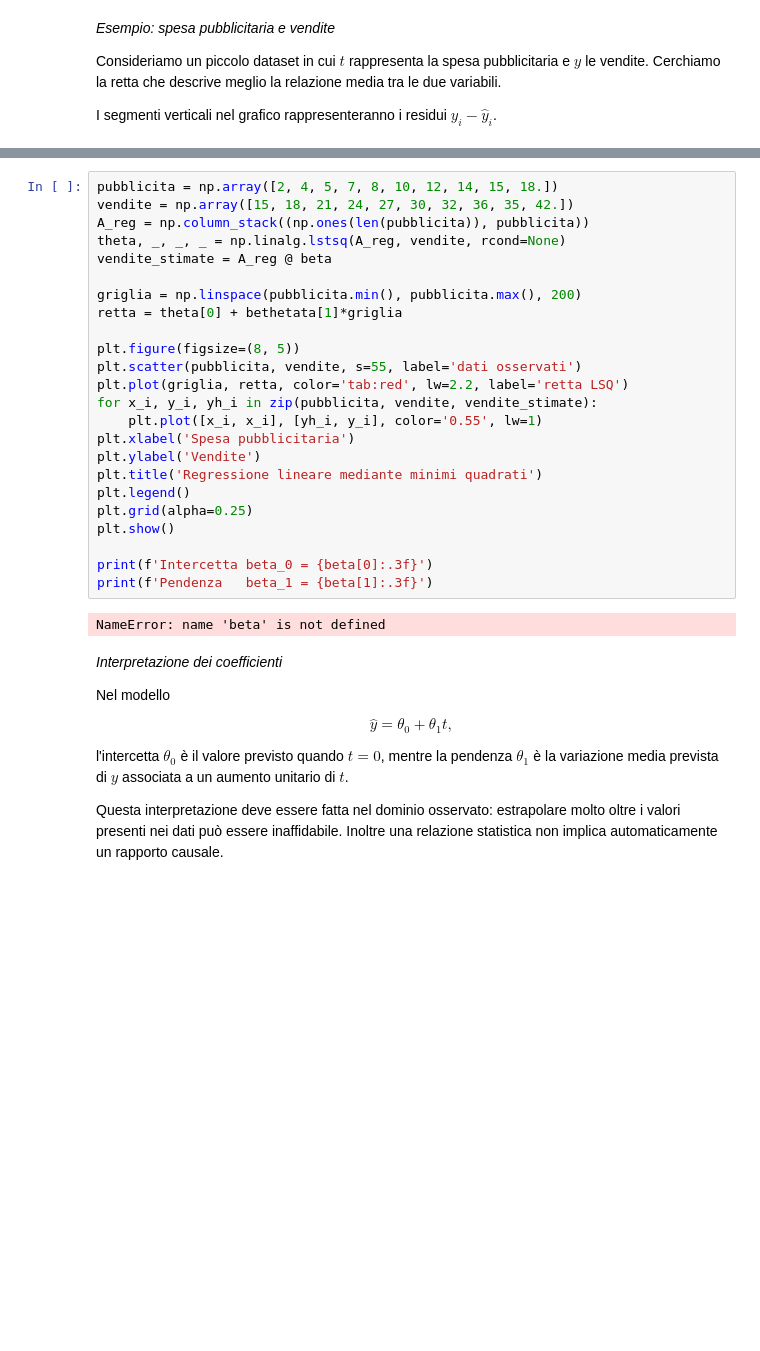
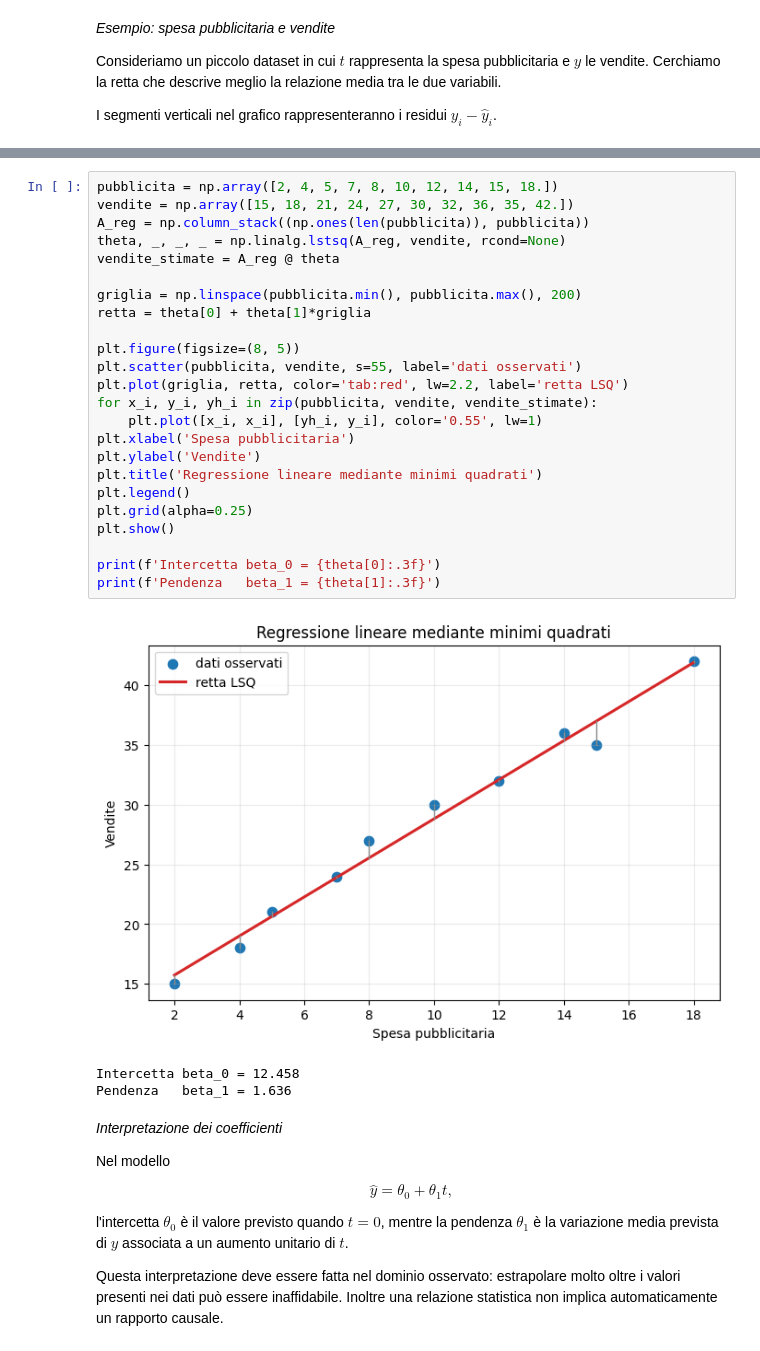
Before and after one commit to elenaloli/metodi-numerici-per-il-calcolo-2026-27, a Jupyter notebook: _sources/book/minimi_quadrati.ipynb, the cells around one changed output, grey strips where cells are left out. Cells and saved outputs as stored; diff of their text form; blank space fills up the shorter version.

```diff
--- a/_sources/book/minimi_quadrati.ipynb
+++ b/_sources/book/minimi_quadrati.ipynb
@@ -519,29 +534,31 @@ align: center
 # %%
 pubblicita = np.array([2, 4, 5, 7, 8, 10, 12, 14, 15, 18.])
 vendite = np.array([15, 18, 21, 24, 27, 30, 32, 36, 35, 42.])
 A_reg = np.column_stack((np.ones(len(pubblicita)), pubblicita))
 theta, _, _, _ = np.linalg.lstsq(A_reg, vendite, rcond=None)
-vendite_stimate = A_reg @ beta
+vendite_stimate = A_reg @ theta
 
 griglia = np.linspace(pubblicita.min(), pubblicita.max(), 200)
-retta = theta[0] + bethetata[1]*griglia
+retta = theta[0] + theta[1]*griglia
 
 plt.figure(figsize=(8, 5))
 plt.scatter(pubblicita, vendite, s=55, label='dati osservati')
 plt.plot(griglia, retta, color='tab:red', lw=2.2, label='retta LSQ')
 for x_i, y_i, yh_i in zip(pubblicita, vendite, vendite_stimate):
     plt.plot([x_i, x_i], [yh_i, y_i], color='0.55', lw=1)
 plt.xlabel('Spesa pubblicitaria')
 plt.ylabel('Vendite')
 plt.title('Regressione lineare mediante minimi quadrati')
 plt.legend()
 plt.grid(alpha=0.25)
 plt.show()
 
-print(f'Intercetta beta_0 = {beta[0]:.3f}')
-print(f'Pendenza   beta_1 = {beta[1]:.3f}')
+print(f'Intercetta beta_0 = {theta[0]:.3f}')
+print(f'Pendenza   beta_1 = {theta[1]:.3f}')
 # %% [output]
+[figure, added]
-NameError: name 'beta' is not defined
+Intercetta beta_0 = 12.458
+Pendenza   beta_1 = 1.636
 # %% [markdown]
 *Interpretazione dei coefficienti*
 
```
Also changed, not shown: parts of 24 cells of this notebook, 9 other files.
